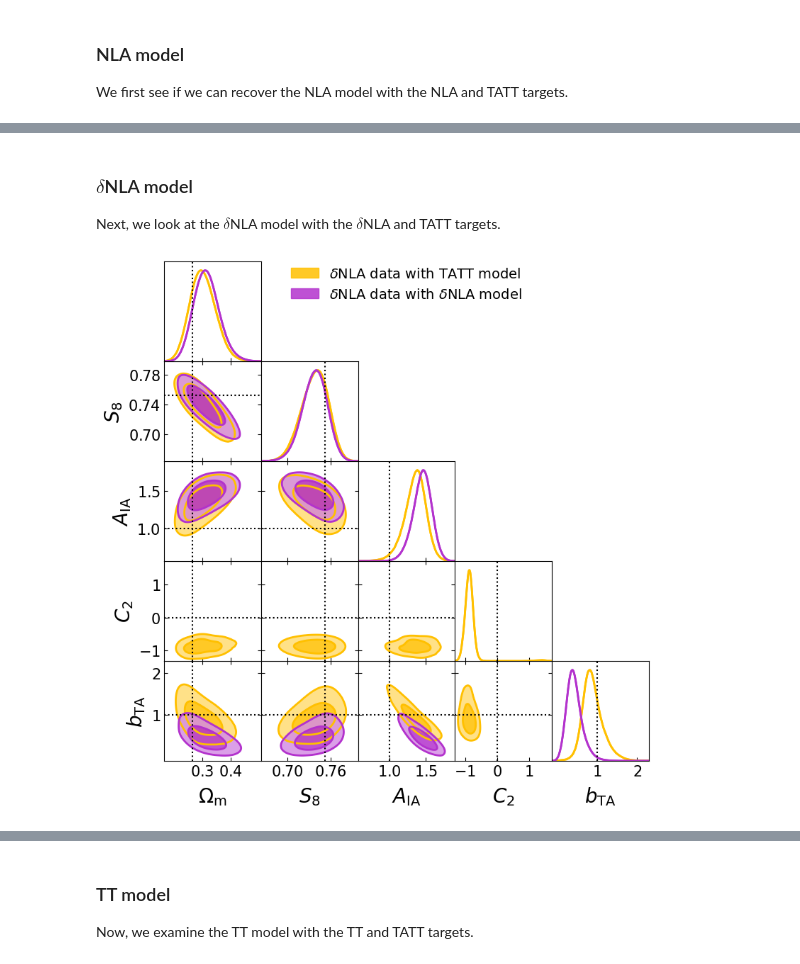
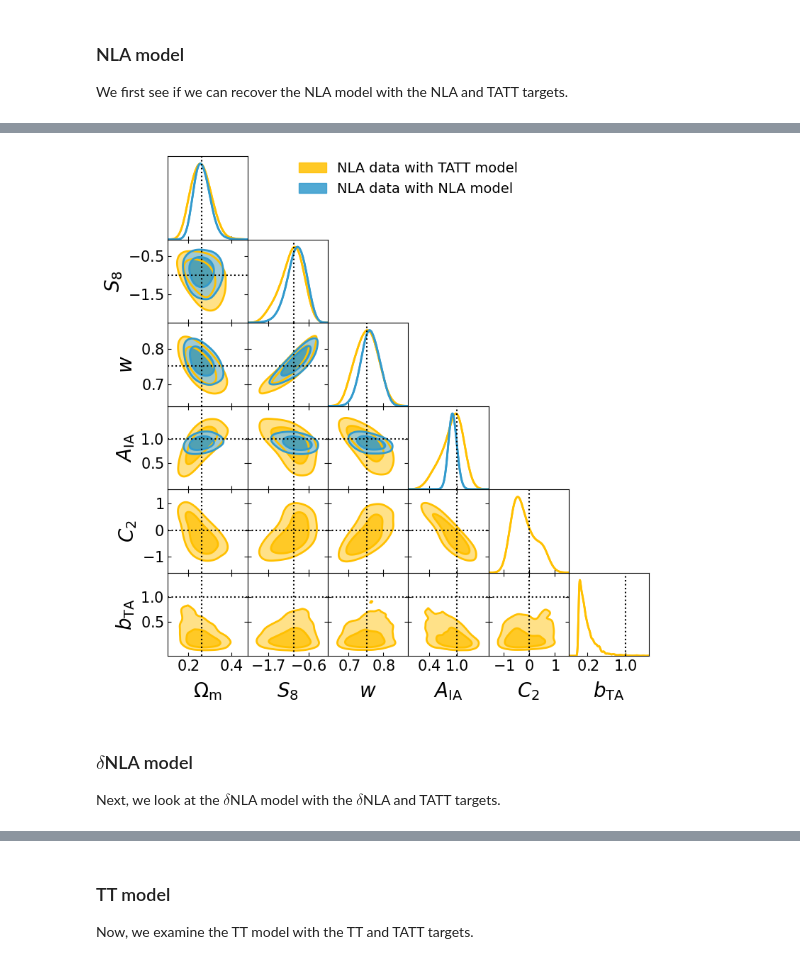
Before and after one commit to LSSTDESC/SkySim5000_IA_infusion, a Jupyter notebook: validation_with_inference/corner_plots_skysim5000_ia_infusion.ipynb, the cells around one changed output, grey strips where cells are left out. Saved outputs shown, nothing was run; the diff lists cells and outputs as text; code cells hidden in the pictures.

```diff
--- a/validation_with_inference/corner_plots_skysim5000_ia_infusion.ipynb
+++ b/validation_with_inference/corner_plots_skysim5000_ia_infusion.ipynb
@@ -141,42 +109,41 @@ plt.savefig(f"{plot_path}{model1}_with_{model1}_and_{model2}_combo.png", dpi=300
+# %%
+# Make strings we can pass around in our dictionary
+# We first define the models we want to compare
+model1 = "NLA"
+model2 = "TATT"
+# We then construct the sample keys
+key1 = f"{model1}_with_{model2}"
+key2 = f"{model1}_with_{model1}"
+key1_w = f"{model1}_with_{model2}_w"
+key2_w = f"{model1}_with_{model1}_w"
+
+# Make lists with samples and colors
+# We do this twice so our corner plots look better
+samples_list = [samples[key1_w]] * 2 + [samples[key2_w]] * 2
+colors_list = [colors[key1]] * 2 +  [colors[key2]] * 2
+
+# Generate kwargs and labels for the triangle plot
+kwargs = ph.get_kwargs(key1, key2)
+legend_labels = ph.get_legend_labels(key1, key2)
+
+# Plot using getDist
+g.triangle_plot(samples_list,
+                markers=truth_values[key1_w],
+                legend_labels=legend_labels,
+                legend_ncol=1,
+                **kwargs)
+
+# Adjust y-axis limits for the last row in the triangle plot
+for ax in g.subplots[-1,:-1]:
+    if ax is not None:  # Ensure the subplot exists
+        ax.set_ylim(-0.2, 1.5)
+
+# Save the figs to pdf and png
+plt.savefig(f"{plot_path}{model1}_with_{model1}_and_{model2}_w_combo.pdf", dpi=300)
+# plt.savefig(f"{plot_path}{model1}_with_{model1}_and_{model2}_w_combo.png", dpi=300)
+# %% [output]
+[figure, added]
 # %% [markdown]
 ### $\delta$NLA model
 
 Next, we look at the $\delta$NLA model with the $\delta$NLA and TATT targets.
-# %%
-model1 = "deltaNLA"  # define the first I model
-model2 = "TATT"  # define the second IA model
-# Make a string we can pass around
-model1_str = f"{model1}_with_{model1}"
-model2_str = f"{model1}_with_{model2}"
-
-# Make lists with samples and colors
-samples_list = [samples[model2_str]] * 2 + [samples[model1_str]] * 2
-colors_list = [colors[model2]] * 2 +  [colors[model1]] * 2
-
-# Define kwargs
-kwargs = {
-        'contour_colors': colors_list,
-        "filled": [False, True] * (len(colors_list)),
-        "contour_ls": ["-"] * len(colors_list),
-        "contour_lws": [2] * len(colors_list),
-    }
-
-# Set labels
-legend_labels = ["_nolegend_",
-                 f"$\delta$NLA data with {model2} model",
-                 "_nolegend_",
-                 f"$\delta$NLA data with $\delta$NLA model",
-                 ]
-
-# Plot using getDist
-g.triangle_plot(samples_list,
-                markers=truth_values[model1_str],
-                legend_labels=legend_labels,
-                legend_ncol=1,
-                **kwargs)
-
-# Save the figs to pdf and png
-plt.savefig(f"{plot_path}{model1}_with_{model1}_and_{model2}_combo.pdf", dpi=300)
-plt.savefig(f"{plot_path}{model1}_with_{model1}_and_{model2}_combo.png", dpi=300)
-# %% [output]
-[figure, removed]
```
Also changed, not shown: parts of 14 cells of this notebook, 1 other file.
